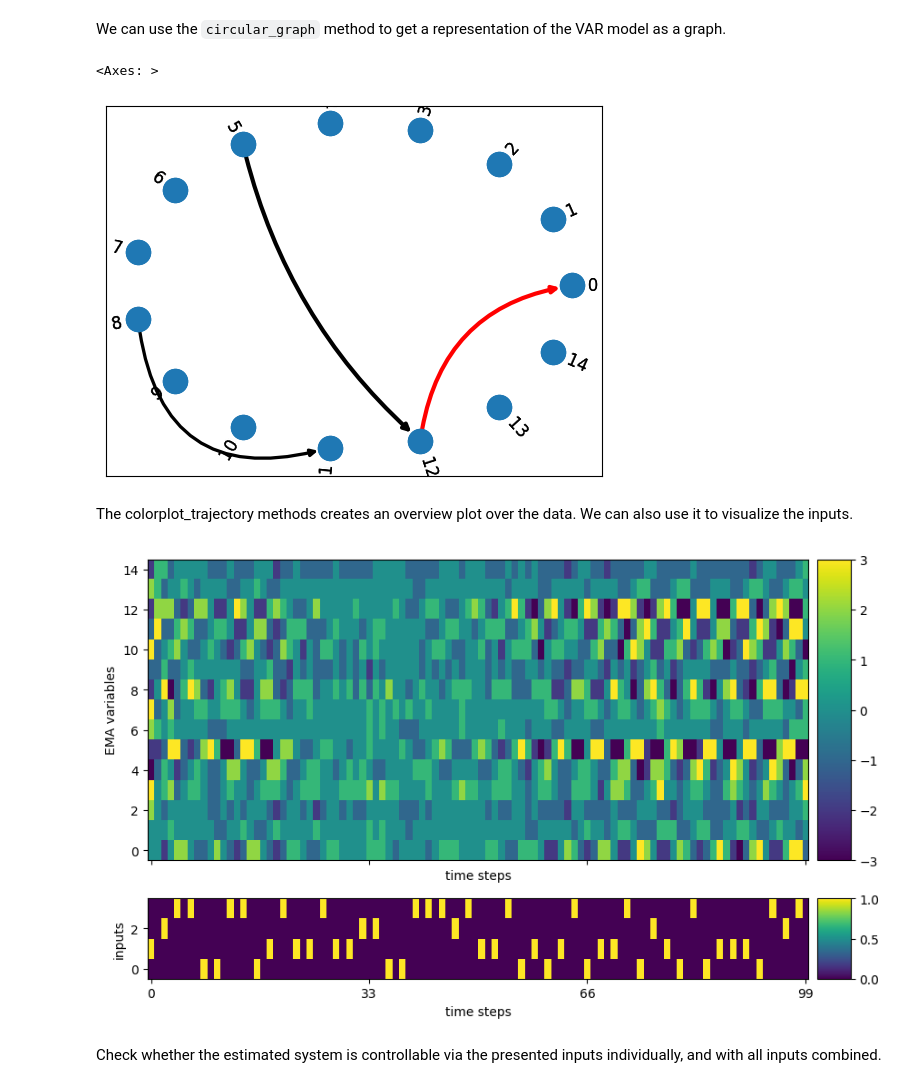
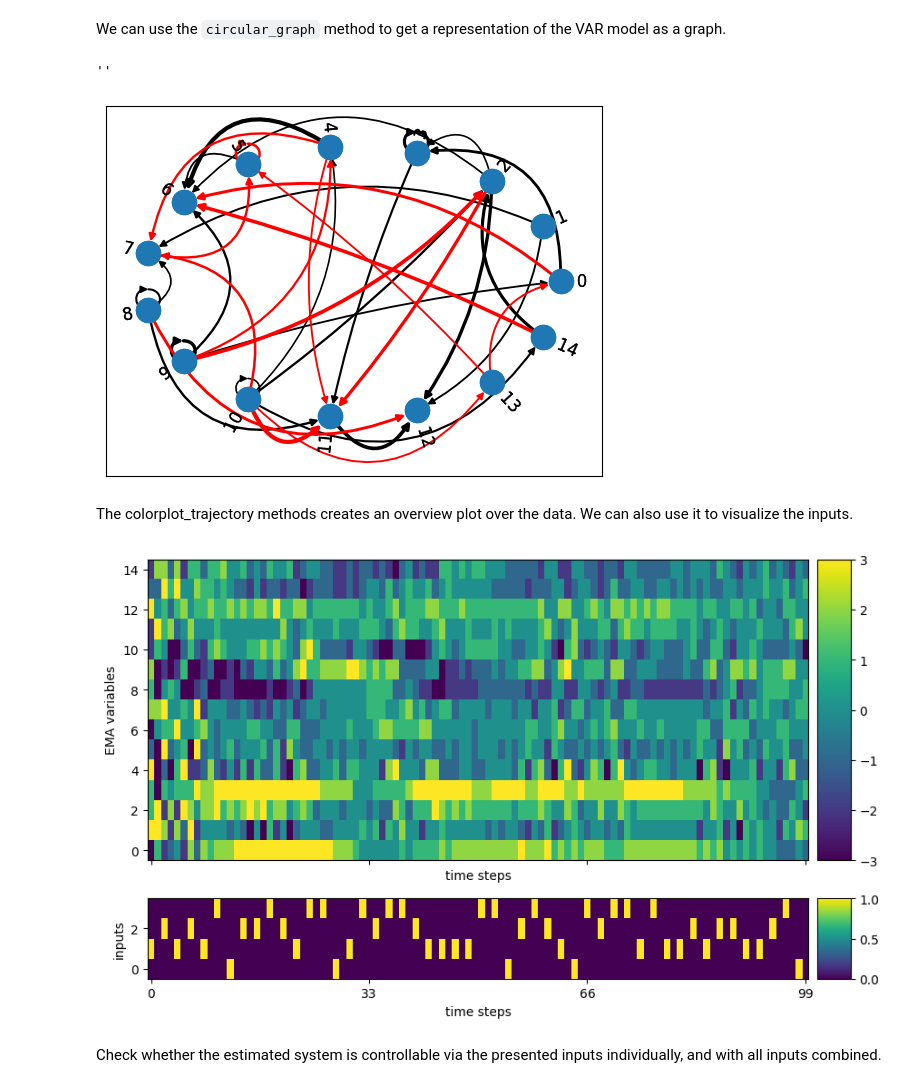
Before and after one commit to antonH22/control_theory_for_emi, a Jupyter notebook: tutorial.ipynb, the cells around one changed output. Drawn from its saved outputs; the diff is of its cells as text; code cells hidden in the pictures.

```diff
--- a/tutorial.ipynb
+++ b/tutorial.ipynb
@@ -1,12 +1,13 @@
 # %% [markdown]
 First, we load our data, the EMA trajectory $X = x_1,\dotsc,x_T$ and the inputs $U = u_1,\dotsc,u_T$. In this tutorial, we generate some data from a random VAR(1) model. Feel free to replace it with your own data if you like (make sure it has the correct shape). The EMA data point $x_t$ is a vector with $15$ elements, representing $15$ variables. The input $u_t$ is a unit vector with $4$ elements, each representing one of $4$ possible inputs.
 # %%
-from ctrl.discrete_optimal_control import LQR
+from ctrl import discrete_optimal_control as doc
 from ctrl import utils
 import numpy as np
 import matplotlib.pyplot as plt
 
-X, U = utils.generate_random_trajectory(T=100, seed=1)
+dataset = utils.generate_random_dataset(1, 100)
+X, U = dataset[0]['X'], dataset[0]['Inp']
 # Shape of the EMA data: (time x EMA variables)
 # Shape of the inputs: (time x input)
 # %% [markdown]
@@ -19,14 +20,15 @@ n_inputs = B.shape[1]           # for convenience
 We can use the `circular_graph` method to get a representation of the VAR model as a graph.
 # %%
 A_positive = np.clip(A, 0, None)        # We plot positive and negative connections separately in different colors
-A_positive[A_positive < 0.5] = 0        # We omit weak connections to make the graph less cluttered.
+A_positive[A_positive < 0.3] = 0        # We omit weak connections to make the graph less cluttered.
 A_negative = (-1) * np.clip(A, None, 0)
-A_negative[A_negative < 0.5] = 0
+A_negative[A_negative < 0.3] = 0
 utils.plot_circular_graph(A_positive, directed=True, edge_kwargs={'edge_color':'black'})
 utils.plot_circular_graph(A_negative, directed=True, edge_kwargs={'edge_color':'red'})
+;
 # %% [output]
-<Axes: >
+''
-[figure, old version]
+[figure, new version]
 # %% [markdown]
 The colorplot_trajectory methods creates an overview plot over the data. We can also use it to visualize the inputs.
 # %%
@@ -36,7 +38,7 @@ axes[0].set_ylabel('EMA variables')
 utils.colorplot_trajectory(U, ax=axes[1], aspect='auto', origin='lower')
 axes[1].set_ylabel('inputs');
 # %% [output]
-[figure, old version]
+[figure, new version]
 # %% [markdown]
 Check whether the estimated system is controllable via the presented inputs individually, and with all inputs combined.
 # %%
```
Also changed, not shown: parts of 16 cells of this notebook, 10 other files.
